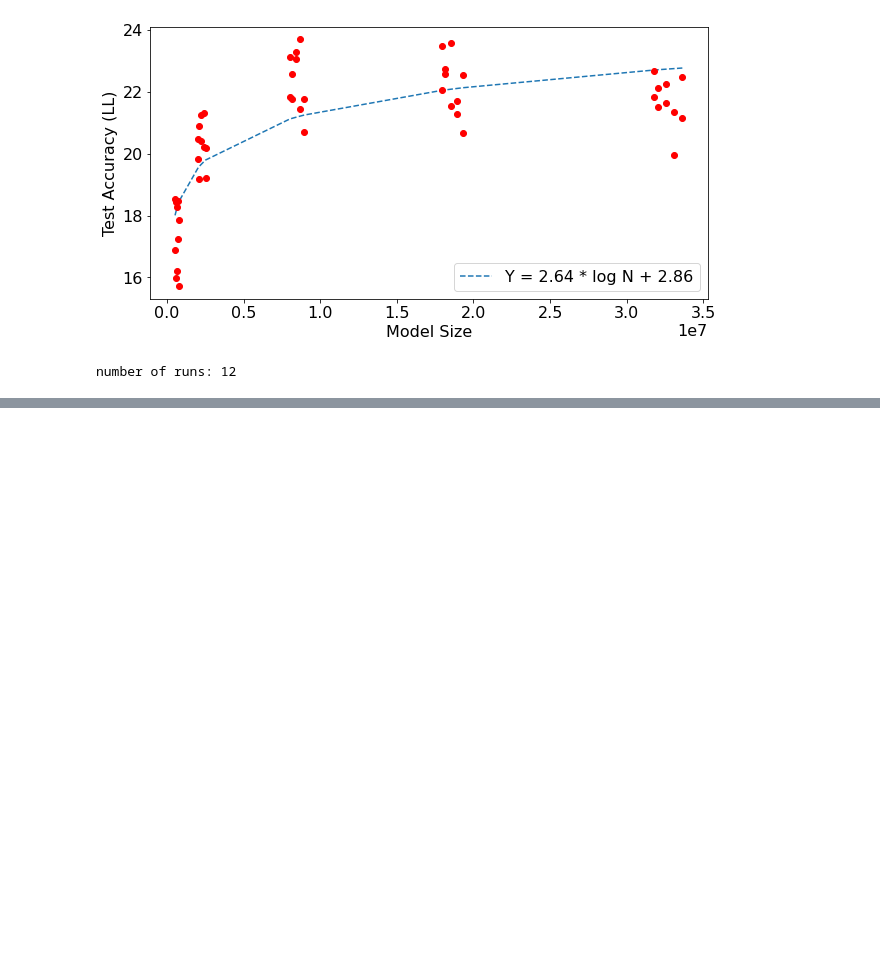
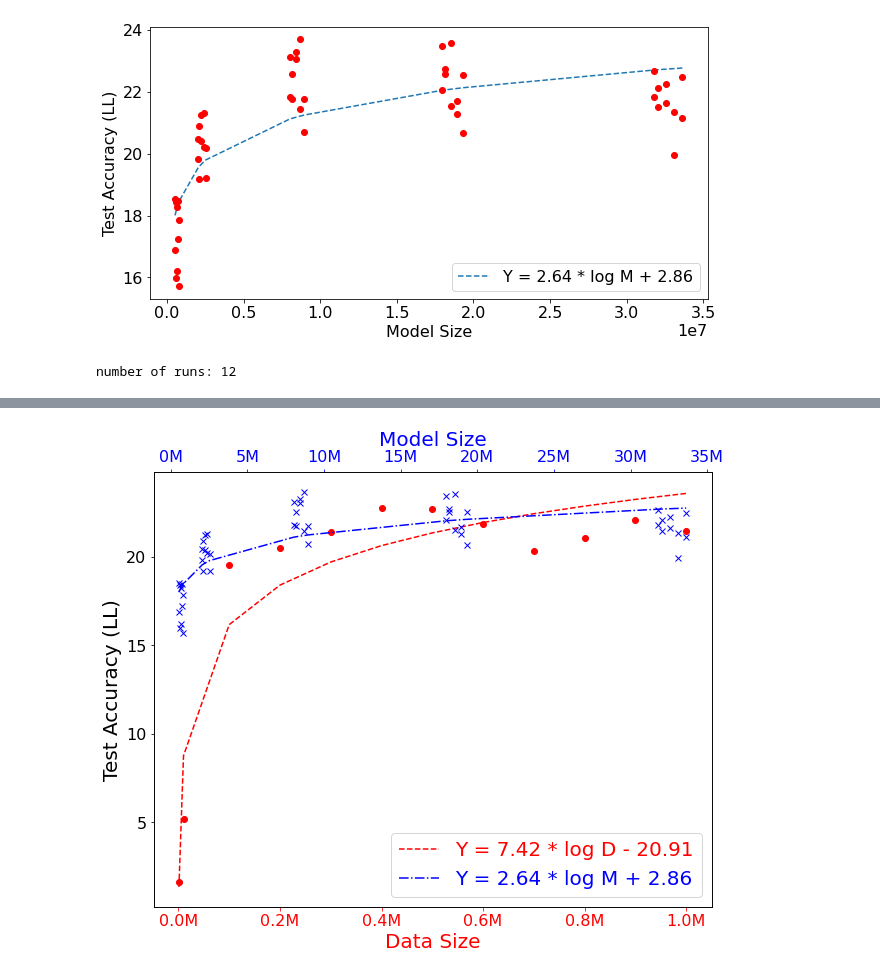
Before and after one commit to liqing-ustc/HINT, a Jupyter notebook: results/scaling_law.ipynb, the cells around one changed output, grey strips where cells are left out. Saved outputs shown, nothing was run; the diff lists cells and outputs as text; code cells hidden in the pictures; blank space fills up the shorter version.

```diff
--- a/results/scaling_law.ipynb
+++ b/results/scaling_law.ipynb
@@ -52,10 +52,10 @@ y = [d[1] for d in data]
 
 popt, pcov = curve_fit(target_func, X, y)
 a, b = popt
-equation = f'Y = {a:.2f} * log N + {b:.2f}'
+equation = f'Y = {a:.2f} * log M + {b:.2f}'
 target_acc = 90
 logN = (target_acc - b) / a
-print(f'Target accuracy: {target_acc}, N: 10^{logN:.0f}')
+print(f'Target accuracy: {target_acc}, M: 10^{logN:.0f}')
 
 plt.rcParams['font.size'] = '16'
 plt.figure(figsize=(10, 5))
@@ -66,4 +66,6 @@ plt.ylabel('Test Accuracy (LL)')
 plt.legend(loc='lower right')
 plt.savefig('figures/scaling_law_model.png', dpi=300, bbox_inches='tight')
 plt.show()
+
+scaling_model = (X, y, popt, equation)
 # %% [output]
@@ -123,0 +128,90 @@ Target accuracy: 90, N: 10^15
+# %%
+# Plotting tutorials in Python
+# Adding Multiple plots by twin y axis
+# Good for plots having different x axis range
+# Separate axes and figure objects
+# replicate axes object and plot curves
+# use axes to set attributes
+
+x1, y1, popt1, eq1 = scaling_data
+xlabel1 = 'Data Size'
+x2, y2, popt2, eq2 = scaling_model
+xlabel2 = 'Model Size'
+ylabel = "Test Accuracy (LL)"
+
+# values for making ticks in x and y axis
+ynumbers = np.linspace(0, 25, 6)
+xnumbers1 = np.linspace(-1, 1, 11)
+xnumbers2 = np.linspace(0, 300, 7)
+
+# separate the figure object and axes object
+# from the plotting object
+fig, ax1 = plt.subplots(figsize=(10, 8))
+fs = 20
+
+# Duplicate the axes with a different x axis
+# and the same y axis
+ax2 = ax1.twiny() # ax2 and ax1 will have common y axis and different x axis
+
+# plot the curves on axes 1, and 2, and get the axes handles
+# curve1, = ax1.plot(x1, y1, label=eq1, color='r')
+curve1, = ax1.plot(x1, target_func(x1, *popt1), '--', label=eq1, color='r')
+ax1.plot(x1, y1, 'ro')
+
+# curve2, = ax2.plot(x2, y2, label=eq2, color='b')
+curve2, = ax2.plot(x2, target_func(x2, *popt2), '-.', label=eq2, color='b')
+ax2.plot(x2, y2, 'bx')
+
+# Make a curves list to access the parameters in the curves
+curves = [curve1, curve2]
+
+# add legend via axes 1 or axes 2 object.
+# one command is usually sufficient
+# ax1.legend() # will not display the legend of ax2
+# ax2.legend() # will not display the legend of ax1
+# ax1.legend(curves, [curve.get_label() for curve in curves])
+ax2.legend(curves, [curve.get_label() for curve in curves], prop={'size': fs}, loc='lower right', labelcolor='linecolor') # also valid
+
+# x axis labels via the axes
+ax1.set_xlabel(xlabel1, color=curve1.get_color(), fontsize=fs)
+ax2.set_xlabel(xlabel2, color=curve2.get_color(), fontsize=fs)
+
+# y axis label via the axes
+ax1.set_ylabel(ylabel, fontsize=fs)
+# ax2.set_ylabel("Magnitude", color=curve2.get_color()) # does not work
+# ax2 has no property control over y axis
+
+# y ticks - make them coloured as well
+ax1.tick_params(axis='y')
+# ax2.tick_params(axis='y', colors=curve2.get_color()) # does not work
+# ax2 has no property control over y axis
+
+# x axis ticks via the axes
+ax1.tick_params(axis='x', colors=curve1.get_color())
+ax2.tick_params(axis='x', colors=curve2.get_color())
+
+# # set x ticks
+# ax1.set_xticks(xnumbers1)
+# ax2.set_xticks(xnumbers2)
+
+# # set y ticks
+# ax1.set_yticks(ynumbers)
+# # ax2.set_yticks(ynumbers) # also works
+
+# Grids via axes 1 # use this if axes 1 is used to
+# define the properties of common x axis
+# ax1.grid(color=curve1.get_color())
+
+# To make grids using axes 2
+# ax1.grid(color=curve2.get_color())
+# ax2.grid(color=curve2.get_color())
+# ax1.xaxis.grid(False)
+
+fmt1 = lambda x, pos: f'{x/1e6:.1f}M'
+fmt2 = lambda x, pos: f'{x/1e6:.0f}M'
+ax1.xaxis.set_major_formatter(mpl.ticker.FuncFormatter(fmt1))
+ax2.xaxis.set_major_formatter(mpl.ticker.FuncFormatter(fmt2))
+plt.savefig('figures/scaling_laws.pdf', dpi=300, bbox_inches='tight')
+plt.show()
+# %% [output]
+[figure, added]
```
Also changed, not shown: parts of 2 cells of this notebook, 8 other files.
